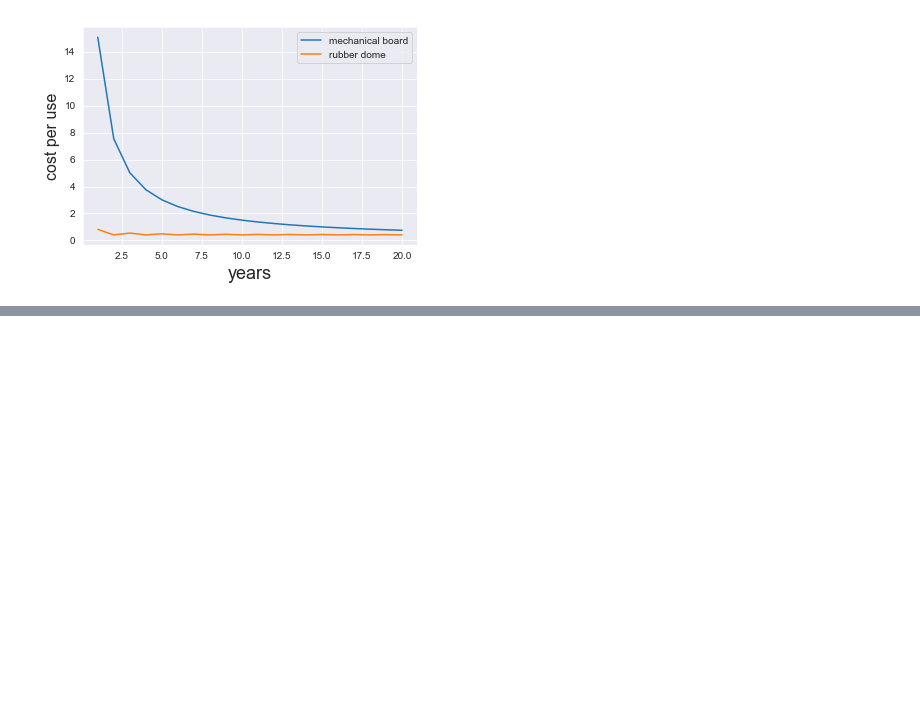
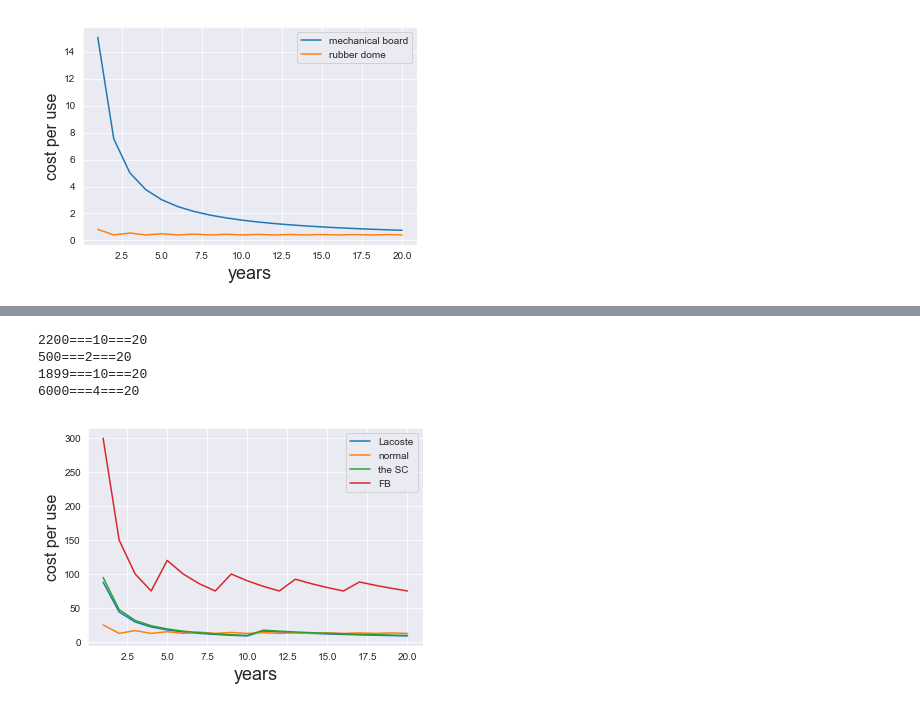
Before and after one commit to govindKAG/frugal, a Jupyter notebook: cpw.ipynb, the cells around one changed output, grey strips where cells are left out. Drawn from its saved outputs; the diff is of its cells as text; code cells hidden in the pictures; blank space fills up the shorter version.

Commit message:
experiments with comparing multiple things on the same graph

```diff
--- a/cpw.ipynb
+++ b/cpw.ipynb
@@ -24,6 +24,8 @@ def scaled_cpw(price, years, usage, scale=None):
 
 def scale_real_time(ogprice, years, scale):
     print(ogprice, years, scale, sep='===')
+    if years == scale:
+        return ogprice
     remaining_years = scale % years
     sections = scale // years
     running_price = ogprice
@@ -41,8 +43,8 @@ def scale_real_time(ogprice, years, scale):
 
 
 def plot_cpw(price, years, usage, scale=None, label=None):
-    price = scale_real_time(
-        price, years, scale) if scale is not None else price
+    price = price if scale is None else scale_real_time(
+        price, years, scale)
     years = scale if scale is not None else years
     # if scale is not None:
     #    price = price * (scale/years)
@@ -103,0 +100,18 @@ requirements.txt
+# %%
+def compare_all(items, scale=None):
+    for price, years, usage, label in items:
+        plot_cpw(price, years, usage, label = label, scale = scale)
+# %%
+items = [(2200, 10, 25, 'Lacoste'),
+         (500, 2, 20, 'normal'),
+         (1899, 10, 20, 'the SC'),
+         (6000, 4, 20, 'FB')
+        ]
+# %%
+compare_all(items, scale=20)
+# %% [output]
+2200===10===20
+500===2===20
+1899===10===20
+6000===4===20
+[figure, added]
```
Also changed, not shown: parts of 4 cells of this notebook.
